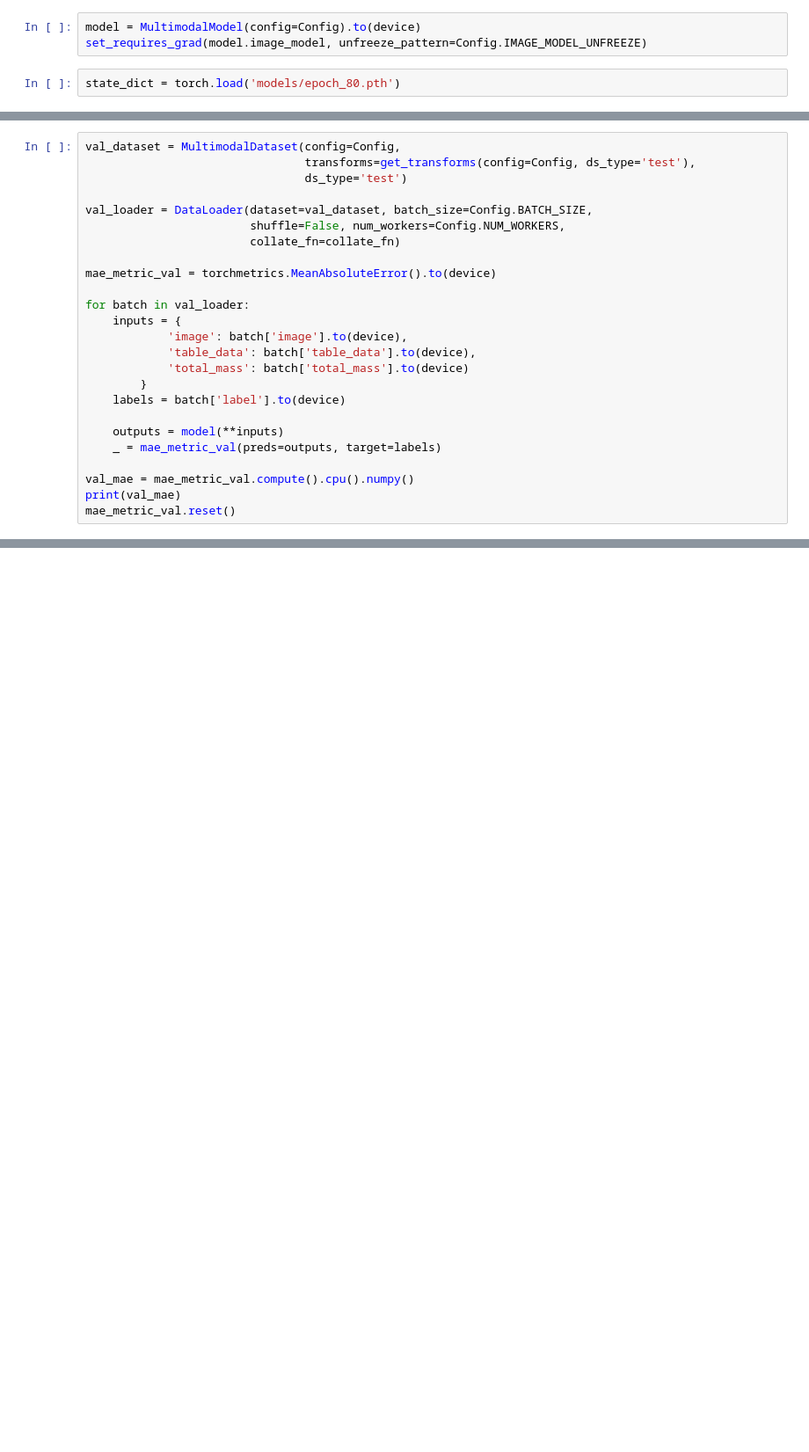
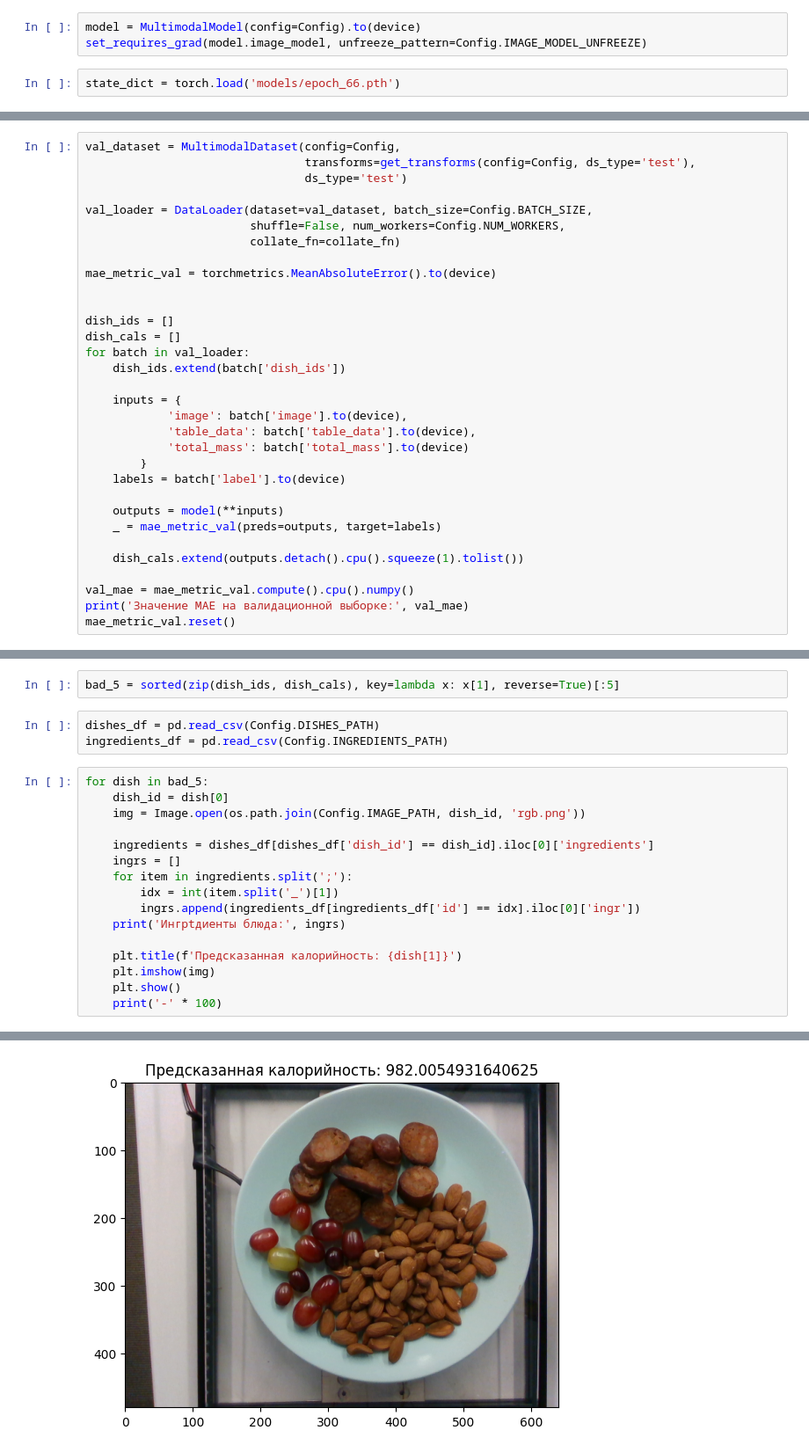
Before and after one commit to BerdnikovAA/dishes_calorie_content, a Jupyter notebook: solution.ipynb, the cells around one changed output, grey strips where cells are left out. Shown at 88% size. Drawn from its saved outputs; the diff is of its cells as text; blank space fills up the shorter version.

```diff
--- a/solution.ipynb
+++ b/solution.ipynb
@@ -136,7 +255,7 @@ task.close()
 model = MultimodalModel(config=Config).to(device)
 set_requires_grad(model.image_model, unfreeze_pattern=Config.IMAGE_MODEL_UNFREEZE)
 # %%
-state_dict = torch.load('models/epoch_80.pth')
+state_dict = torch.load('models/epoch_66.pth')
 # %%
 model.load_state_dict(state_dict)
 model.to(device)
@@ -170,7 +289,12 @@ val_loader = DataLoader(dataset=val_dataset, batch_size=Config.BATCH_SIZE,
 
 mae_metric_val = torchmetrics.MeanAbsoluteError().to(device)
 
+
+dish_ids = []
+dish_cals = []
 for batch in val_loader:
+    dish_ids.extend(batch['dish_ids'])
+
     inputs = {
             'image': batch['image'].to(device),
             'table_data': batch['table_data'].to(device),
@@ -181,7 +305,9 @@ for batch in val_loader:
     outputs = model(**inputs)
     _ = mae_metric_val(preds=outputs, target=labels)
 
+    dish_cals.extend(outputs.detach().cpu().squeeze(1).tolist())
+
 val_mae = mae_metric_val.compute().cpu().numpy()
-print(val_mae)
+print('Значение MAE на валидационной выборке:', val_mae)
 mae_metric_val.reset()
 # %% [output]
@@ -191,0 +315,22 @@ mae_metric_val.reset()
+# %%
+bad_5 = sorted(zip(dish_ids, dish_cals), key=lambda x: x[1], reverse=True)[:5]
+# %%
+dishes_df = pd.read_csv(Config.DISHES_PATH)
+ingredients_df = pd.read_csv(Config.INGREDIENTS_PATH)
+# %%
+for dish in bad_5:
+    dish_id = dish[0]
+    img = Image.open(os.path.join(Config.IMAGE_PATH, dish_id, 'rgb.png'))
+
+    ingredients = dishes_df[dishes_df['dish_id'] == dish_id].iloc[0]['ingredients']
+    ingrs = []
+    for item in ingredients.split(';'):
+        idx = int(item.split('_')[1])
+        ingrs.append(ingredients_df[ingredients_df['id'] == idx].iloc[0]['ingr'])
+    print('Ингрtдиенты блюда:', ingrs)
+
+    plt.title(f'Предсказанная калорийность: {dish[1]}')
+    plt.imshow(img)
+    plt.show()
+    print('-' * 100)
+# %% [output]
@@ -191,0 +338 @@ mae_metric_val.reset()
+[figure, added]
```
Also changed, not shown: parts of 20 cells of this notebook, 4 other files.
